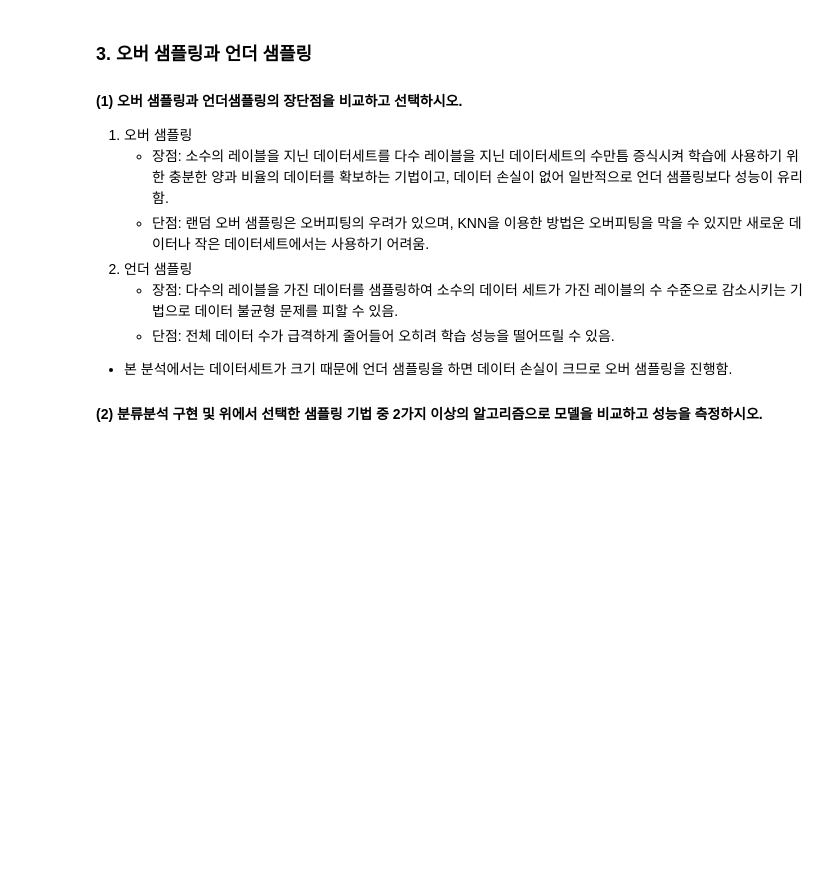
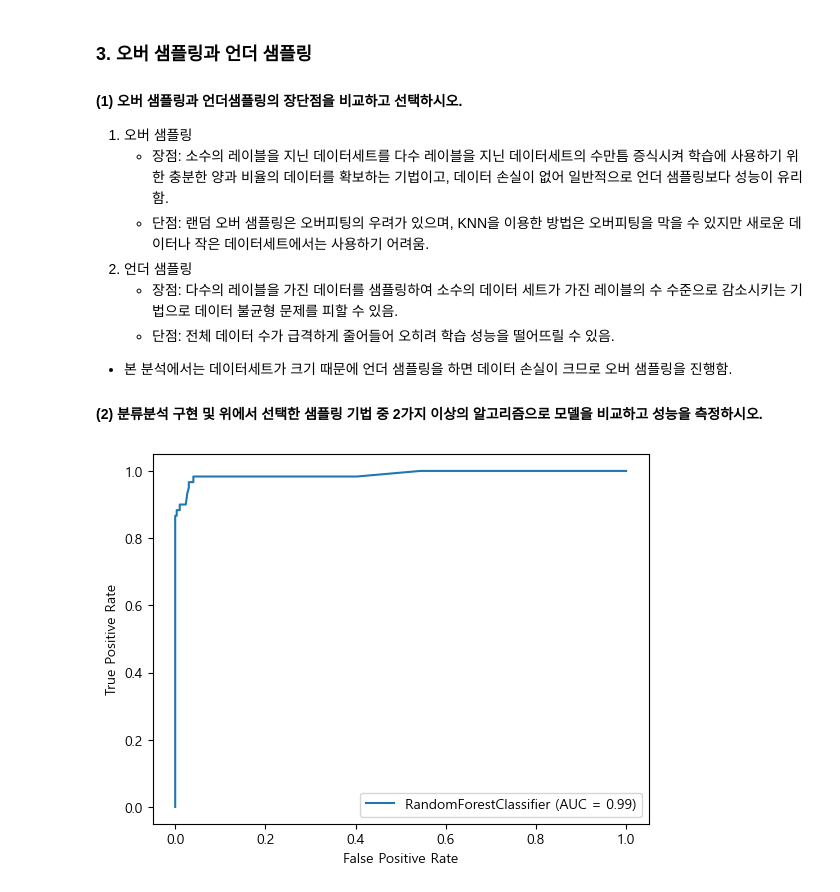
Before and after one commit to Park-Young-Bin/ADP_code, a Jupyter notebook: 제5회 기출동형 모의고사.ipynb, the cells around one changed output. Cells and saved outputs as stored; diff of their text form; code cells hidden in the pictures; blank space fills up the shorter version.

```diff
--- a/제5회 기출동형 모의고사.ipynb
+++ b/제5회 기출동형 모의고사.ipynb
@@ -173,3 +165,16 @@ print('주성분 9개로 축소할 시 분산설명력 :', pca.explained_varianc
 - 본 분석에서는 데이터세트가 크기 때문에 언더 샘플링을 하면 데이터 손실이 크므로 오버 샘플링을 진행함.
 
 #### (2) 분류분석 구현 및 위에서 선택한 샘플링 기법 중 2가지 이상의 알고리즘으로 모델을 비교하고 성능을 측정하시오.
+# %%
+from sklearn.ensemble import RandomForestClassifier
+from sklearn.metrics import plot_roc_curve
+from sklearn.model_selection import train_test_split
+X = df[features]
+y=df.Class
+
+X_train, X_test, y_train, y_test = train_test_split(X, y, stratify=y, random_state=321, test_size=.3)
+clf = RandomForestClassifier(random_state=321)
+clf.fit(X_train, y_train)
+plot_roc_curve(clf, X_test, y_test);
+# %% [output]
+[figure, added]
```
Also changed, not shown: parts of 20 cells of this notebook.
